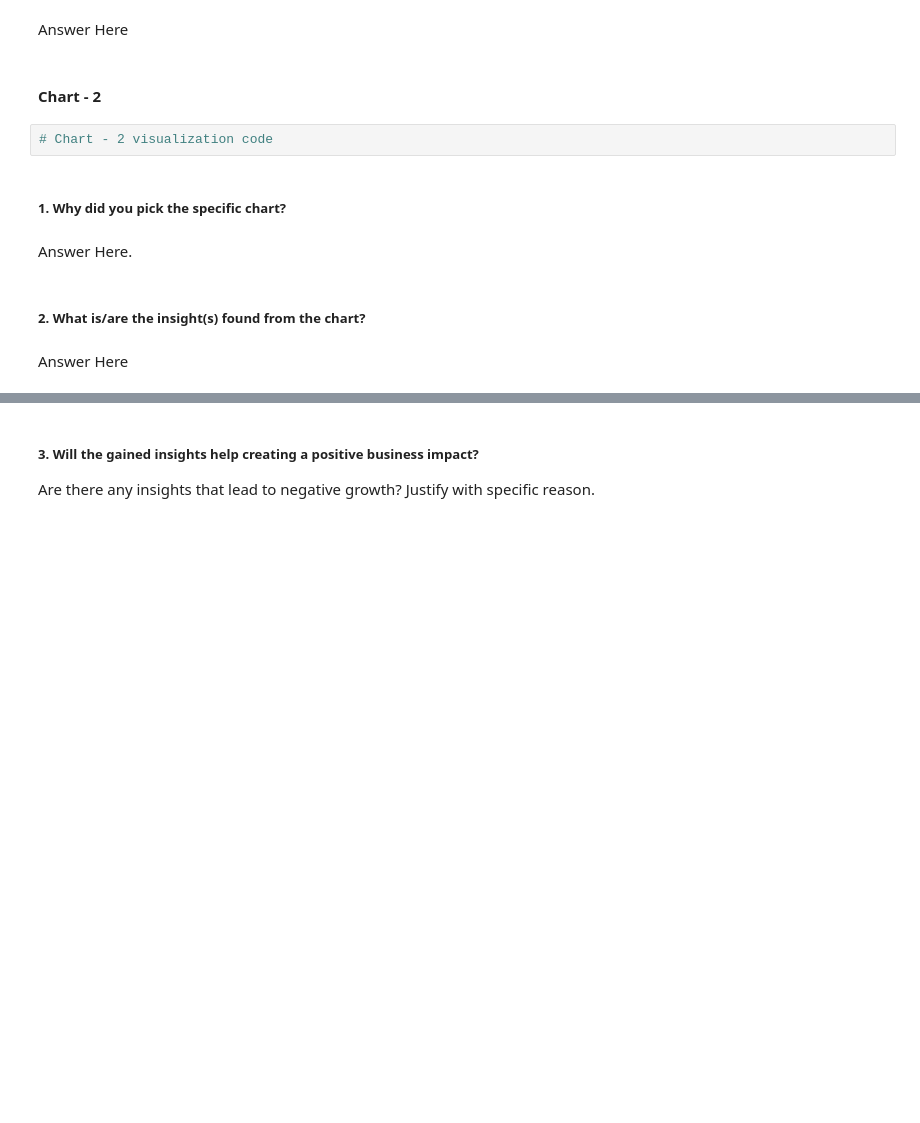
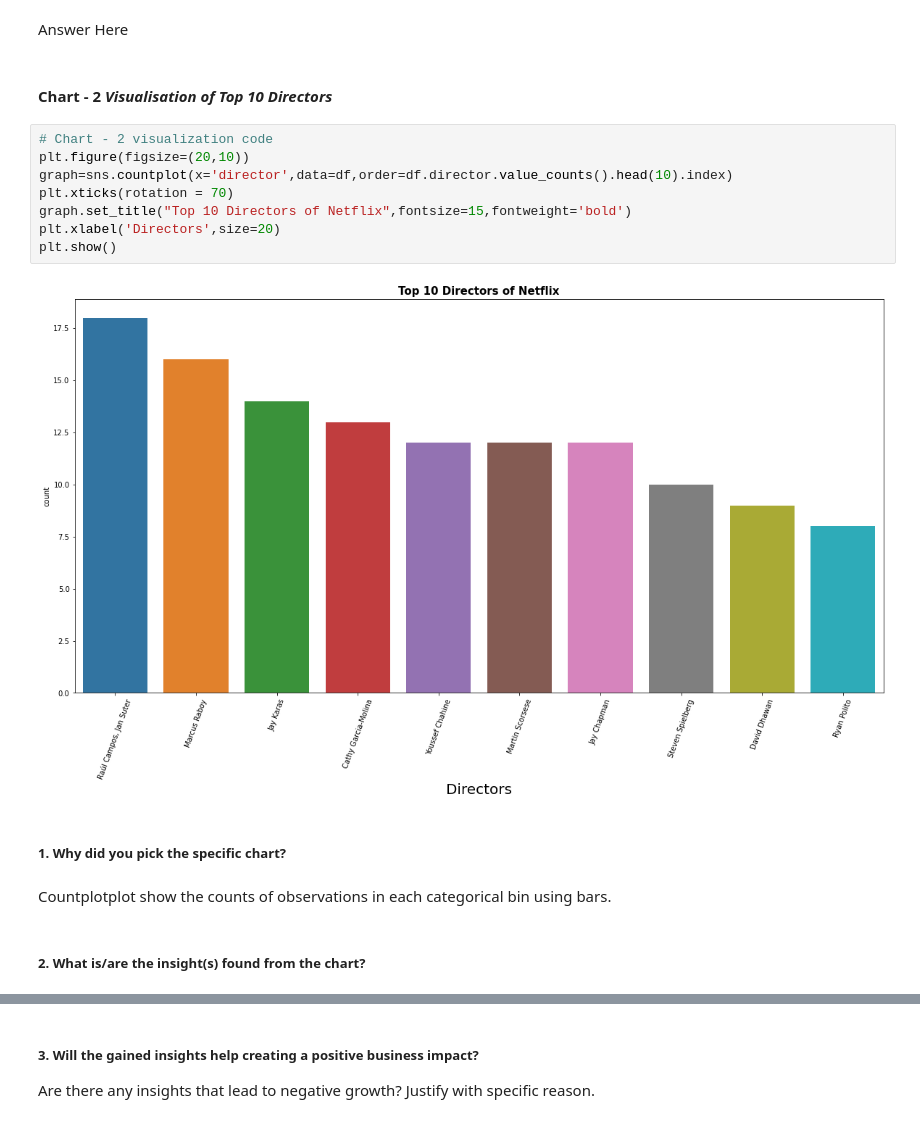
Before and after one commit to Kaushaljha488/NETFLIX_MOVIES_AND_TV_SHOWS_CLUSTERING, a Jupyter notebook: Kaushal_NETFLIX_MOVIES_AND_TV_SHOWS_CLUSTERING.ipynb, the cells around one changed output, grey strips where cells are left out. Drawn from its saved outputs; the diff is of its cells as text; blank space fills up the shorter version.

```diff
--- a/Kaushal_NETFLIX_MOVIES_AND_TV_SHOWS_CLUSTERING.ipynb
+++ b/Kaushal_NETFLIX_MOVIES_AND_TV_SHOWS_CLUSTERING.ipynb
@@ -323,14 +352,20 @@ Are there any insights that lead to negative growth? Justify with specific reaso
 # %% [markdown]
 Answer Here
 # %% [markdown]
-#### Chart - 2
+#### Chart - 2 ***Visualisation of Top 10 Directors***
-# %%
-# Chart - 2 visualization code
+# %%
+# Chart - 2 visualization code
+plt.figure(figsize=(20,10))
+graph=sns.countplot(x='director',data=df,order=df.director.value_counts().head(10).index)
+plt.xticks(rotation = 70)
+graph.set_title("Top 10 Directors of Netflix",fontsize=15,fontweight='bold')
+plt.xlabel('Directors',size=20)
+plt.show()
+# %% [output]
+[figure, added]
 # %% [markdown]
 ##### 1. Why did you pick the specific chart?
-# %% [markdown]
-Answer Here.
+# %% [markdown]
+Countplotplot show the counts of observations in each categorical bin using bars.
 # %% [markdown]
 ##### 2. What is/are the insight(s) found from the chart?
-# %% [markdown]
-Answer Here
```
Also changed, not shown: parts of 22 cells of this notebook.
